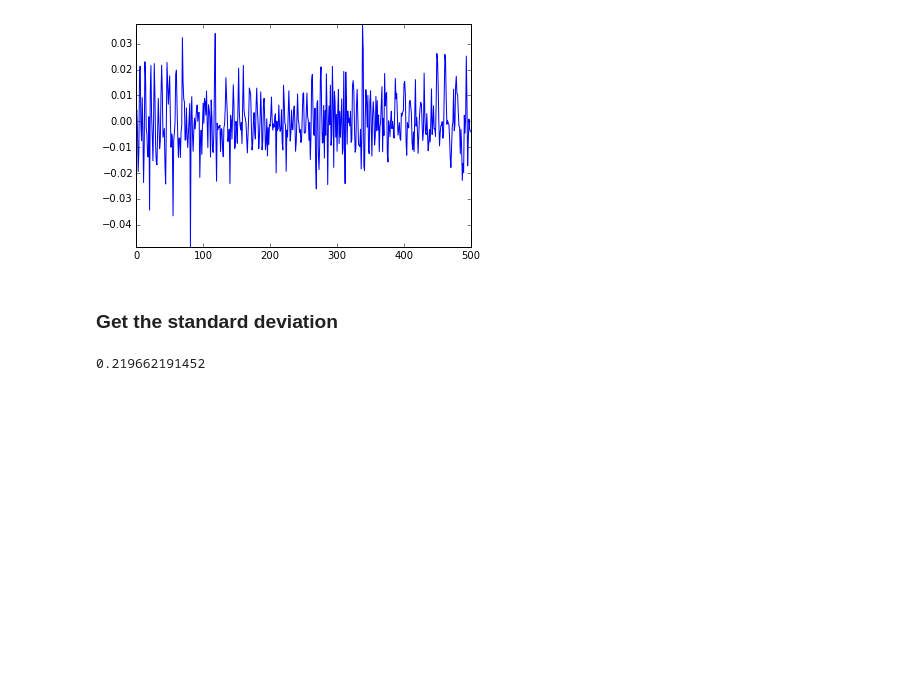
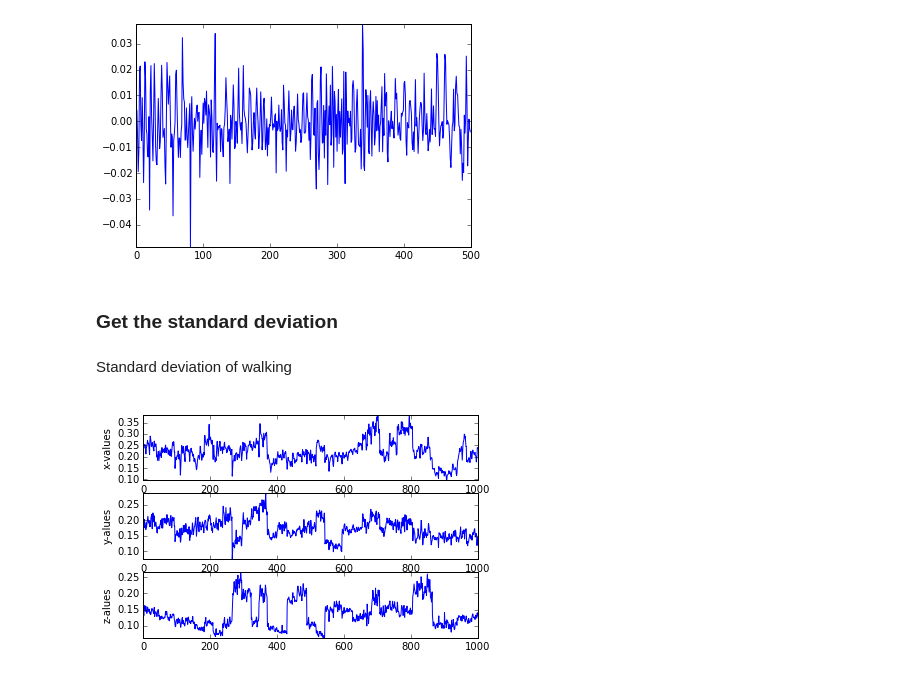
Before and after one commit to hessenh/Feature-extraction-and-data-visualization, a Jupyter notebook: Panda.ipynb, the cells around one changed output. Drawn from its saved outputs; the diff is of its cells as text; code cells hidden in the pictures; blank space fills up the shorter version.

Commit message:
Subplot and started working on a clustering part.

```diff
--- a/Panda.ipynb
+++ b/Panda.ipynb
@@ -317,7 +320,3 @@ def getSDValues(data_frame, start, size):
     for i in range(start, start + size):
         values.append(data_frame.iloc[i].std())
     return values
-
-df_walk_sd_x = getSDValues(df_walk_x, 0, 100)
-# %% [output]
-0.219662191452
@@ -327,0 +323,26 @@ plt.show()
+# %% [markdown]
+<p>Standard deviation of walking<p>
+# %%
+df_walk_sd_x = getSDValues(df_walk_x, 0, 1000)
+df_walk_sd_y = getSDValues(df_walk_y, 0, 1000)
+df_walk_sd_z = getSDValues(df_walk_z, 0, 1000)
+
+plt.subplot(3, 1, 1)
+plt.plot(range(len(df_walk_sd_x)), df_walk_sd_x)
+plt.axis([0, len(df_walk_sd_x), min(df_walk_sd_x), max(df_walk_sd_x)])
+plt.ylabel("x-values")
+
+plt.subplot(3, 1, 2)
+plt.plot(range(len(df_walk_sd_y)), df_walk_sd_y)
+plt.axis([0, len(df_walk_sd_y), min(df_walk_sd_y), max(df_walk_sd_y)])
+plt.ylabel("y-alues")
+
+plt.subplot(3, 1, 3)
+plt.plot(range(len(df_walk_sd_z)), df_walk_sd_z)
+plt.axis([0, len(df_walk_sd_z), min(df_walk_sd_z), max(df_walk_sd_z)])
+plt.ylabel("z-alues")
+
+
+plt.show()
+# %% [output]
+[figure, added]
```
Also changed, not shown: parts of 9 cells of this notebook.
